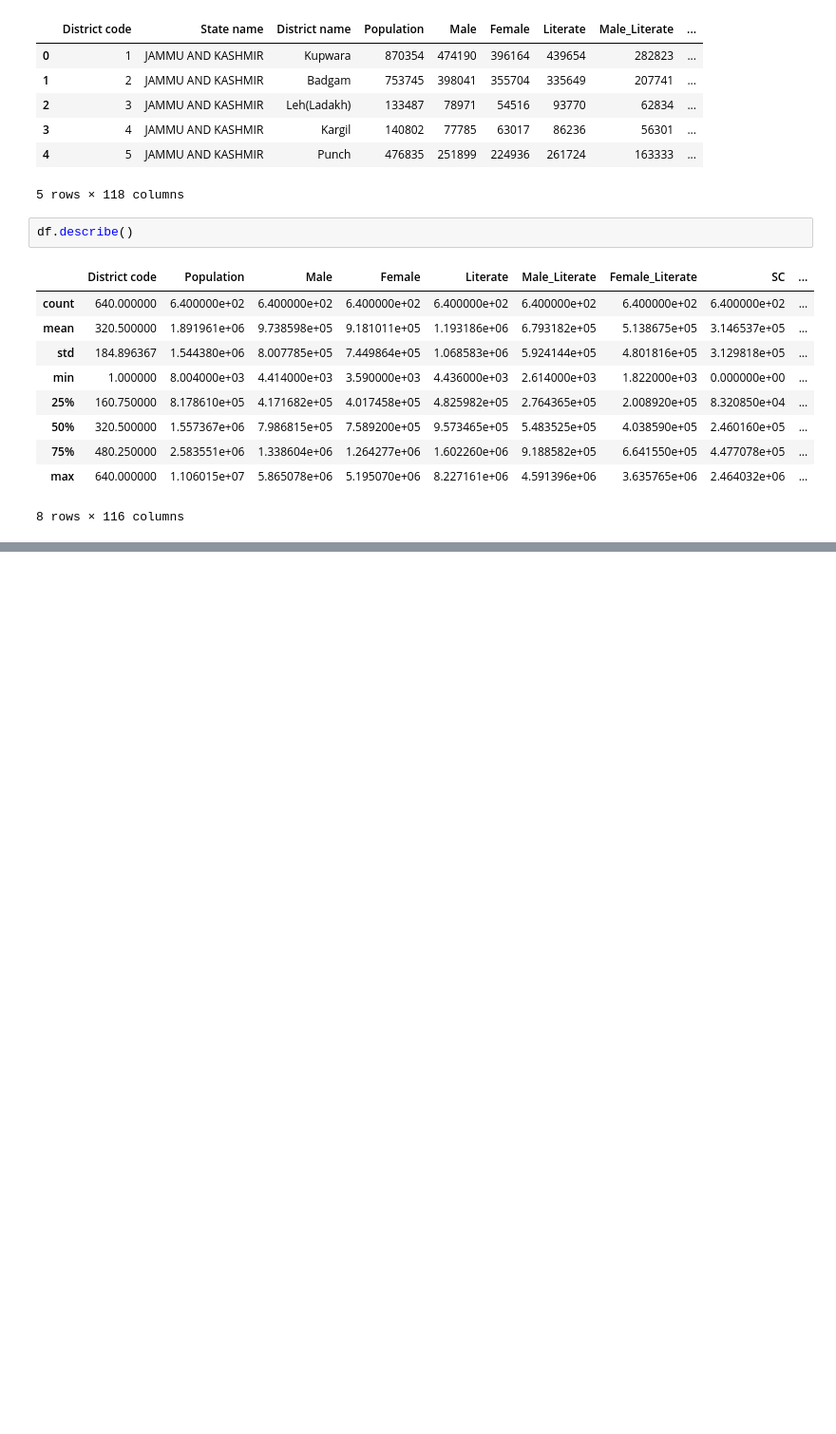
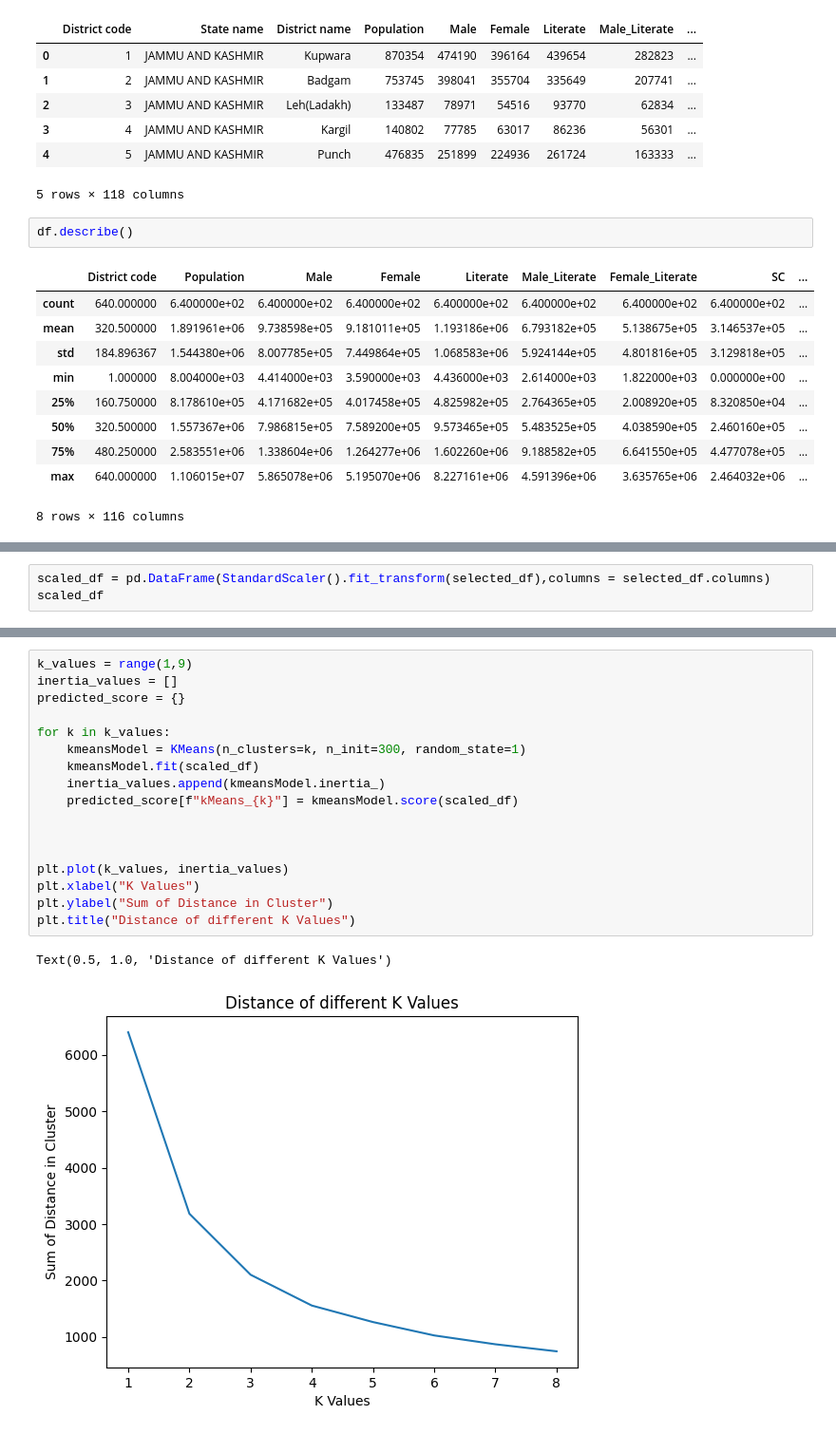
Before and after one commit to DevSwarnabha/HealthCareMarketSegmentation, a Jupyter notebook: main.ipynb, the cells around one changed output, grey strips where cells are left out. Shown at 95% size. Saved outputs shown, nothing was run; the diff lists cells and outputs as text; blank space fills up the shorter version.

```diff
--- a/main.ipynb
+++ b/main.ipynb
@@ -77,0 +102,3 @@ ValueError: could not convert string to float: 'JAMMU AND KASHMIR'
+# %%
+scaled_df = pd.DataFrame(StandardScaler().fit_transform(selected_df),columns = selected_df.columns)
+scaled_df
@@ -77,0 +139,20 @@ ValueError: could not convert string to float: 'JAMMU AND KASHMIR'
+# %%
+k_values = range(1,9)
+inertia_values = []
+predicted_score = {}
+
+for k in k_values:
+    kmeansModel = KMeans(n_clusters=k, n_init=300, random_state=1)
+    kmeansModel.fit(scaled_df)
+    inertia_values.append(kmeansModel.inertia_)
+    predicted_score[f"kMeans_{k}"] = kmeansModel.score(scaled_df)
+
+
+
+plt.plot(k_values, inertia_values)
+plt.xlabel("K Values")
+plt.ylabel("Sum of Distance in Cluster")
+plt.title("Distance of different K Values")
+# %% [output]
+Text(0.5, 1.0, 'Distance of different K Values')
+[figure, added]
```
Also changed, not shown: parts of 14 cells of this notebook.
